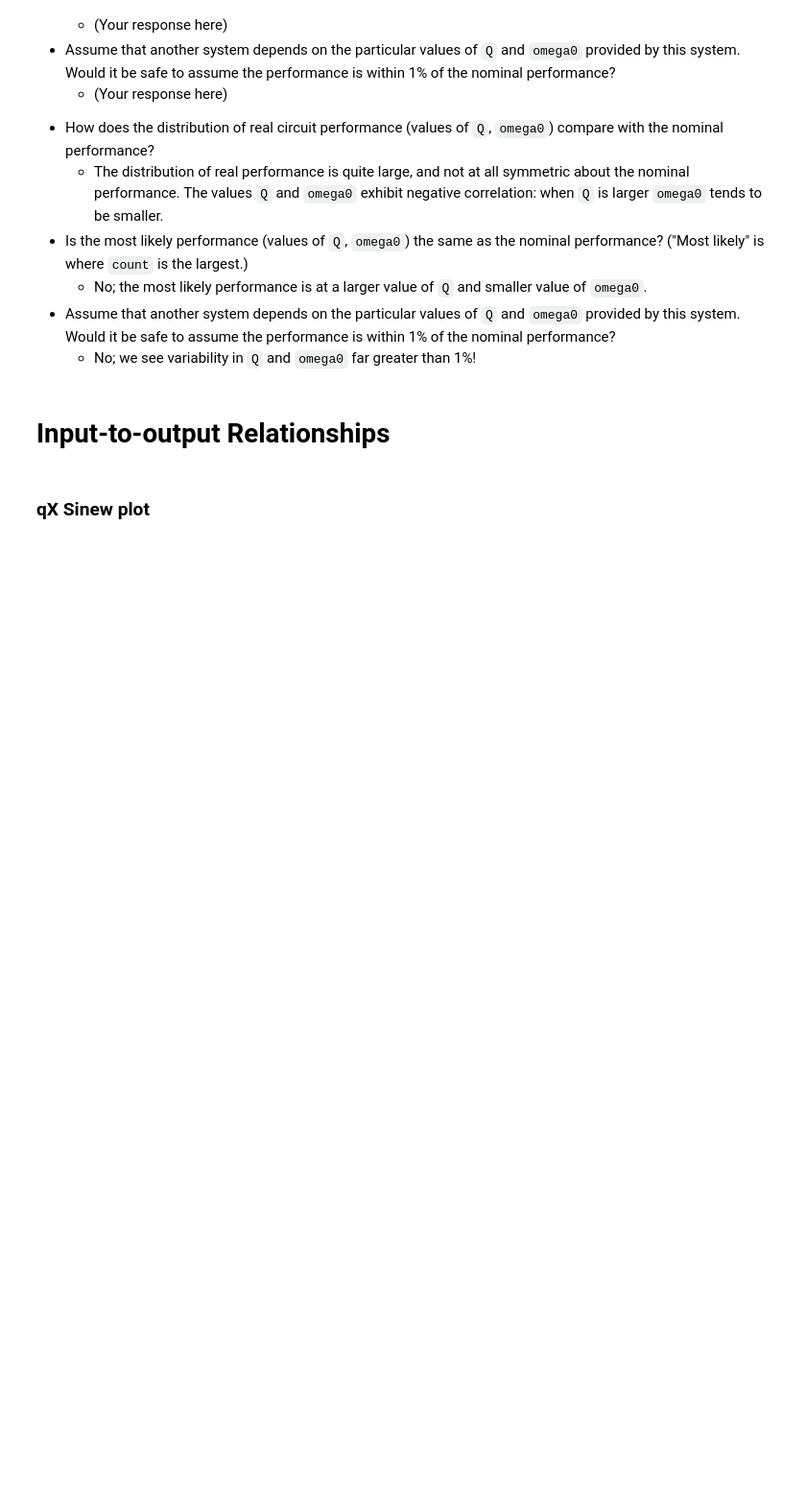
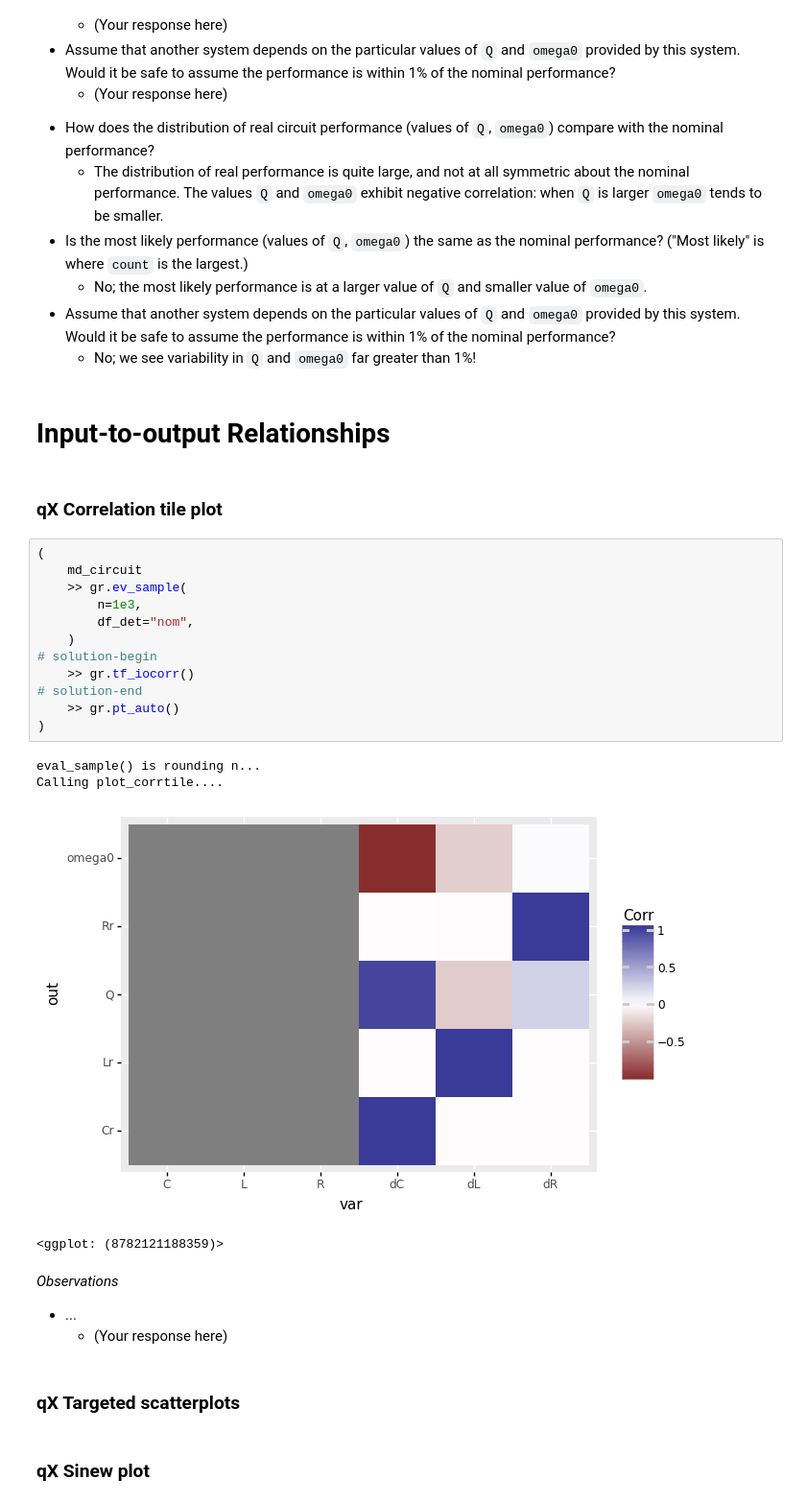
Before and after one commit to zdelrosario/evc-course, a Jupyter notebook: exercises/e-grama04-ema-master.ipynb, the cells around one changed output. Shown at 96% size. Drawn from its saved outputs; the diff is of its cells as text; blank space fills up the shorter version.

Commit message:
add iocorr task

```diff
--- a/exercises/e-grama04-ema-master.ipynb
+++ b/exercises/e-grama04-ema-master.ipynb
@@ -259,6 +255,34 @@ The nominal design (red point) represents the predicted performance if we assume
 <!-- solution-end -->
 # %% [markdown]
 # Input-to-output Relationships
+# %% [markdown]
+### __qX__ Correlation tile plot
+# %%
+(
+    md_circuit
+    >> gr.ev_sample(
+        n=1e3,
+        df_det="nom",
+    )
+# solution-begin
+    >> gr.tf_iocorr()
+# solution-end
+    >> gr.pt_auto()
+)
+# %% [output]
+eval_sample() is rounding n...
+Calling plot_corrtile....
+[figure, added]
+<ggplot: (8782121188359)>
+# %% [markdown]
+*Observations*
+
+<!-- task-begin -->
+- ...
+  - (Your response here)
+<!-- task-end -->
+# %% [markdown]
+### __qX__ Targeted scatterplots
 # %% [markdown]
 ### __qX__ Sinew plot
 # %%
```
Also changed, not shown: parts of 8 cells of this notebook.
